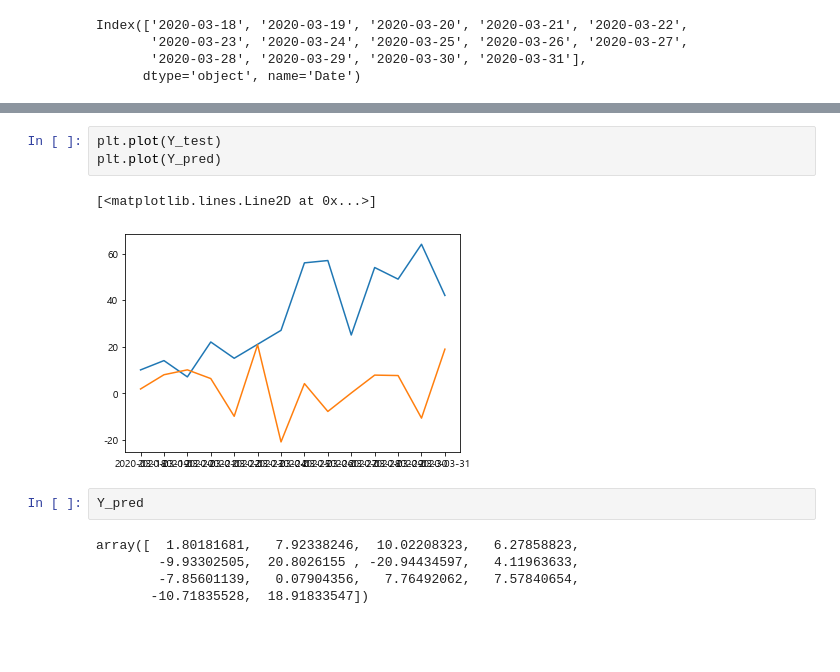
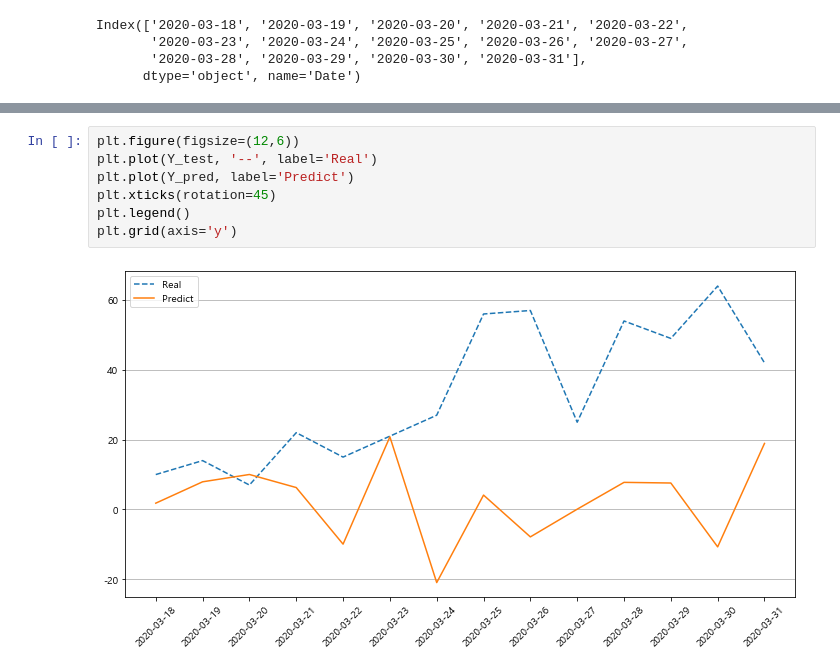
Before and after one commit to Hinterhalter/Post-COVID-19_modeling, a Jupyter notebook: Regression_model.ipynb, the cells around one changed output, grey strips where cells are left out. Saved outputs shown, nothing was run; the diff lists cells and outputs as text; blank space fills up the shorter version.

```diff
--- a/Regression_model.ipynb
+++ b/Regression_model.ipynb
@@ -284,13 +264,9 @@ plt.plot(list(df[-14:].index), Y_pred,)
-# %%
-plt.plot(Y_test)
-plt.plot(Y_pred)
-# %% [output]
-[<matplotlib.lines.Line2D at 0x...>]
-[figure, removed]
-# %%
-Y_pred
-# %% [output]
-array([  1.80181681,   7.92338246,  10.02208323,   6.27858823,
-        -9.93302505,  20.8026155 , -20.94434597,   4.11963633,
-        -7.85601139,   0.07904356,   7.76492062,   7.57840654,
-       -10.71835528,  18.91833547])
+# %%
+plt.figure(figsize=(12,6))
+plt.plot(Y_test, '--', label='Real')
+plt.plot(Y_pred, label='Predict')
+plt.xticks(rotation=45)
+plt.legend()
+plt.grid(axis='y')
+# %% [output]
+[figure, added]
```
Also changed, not shown: parts of 4 cells of this notebook.
